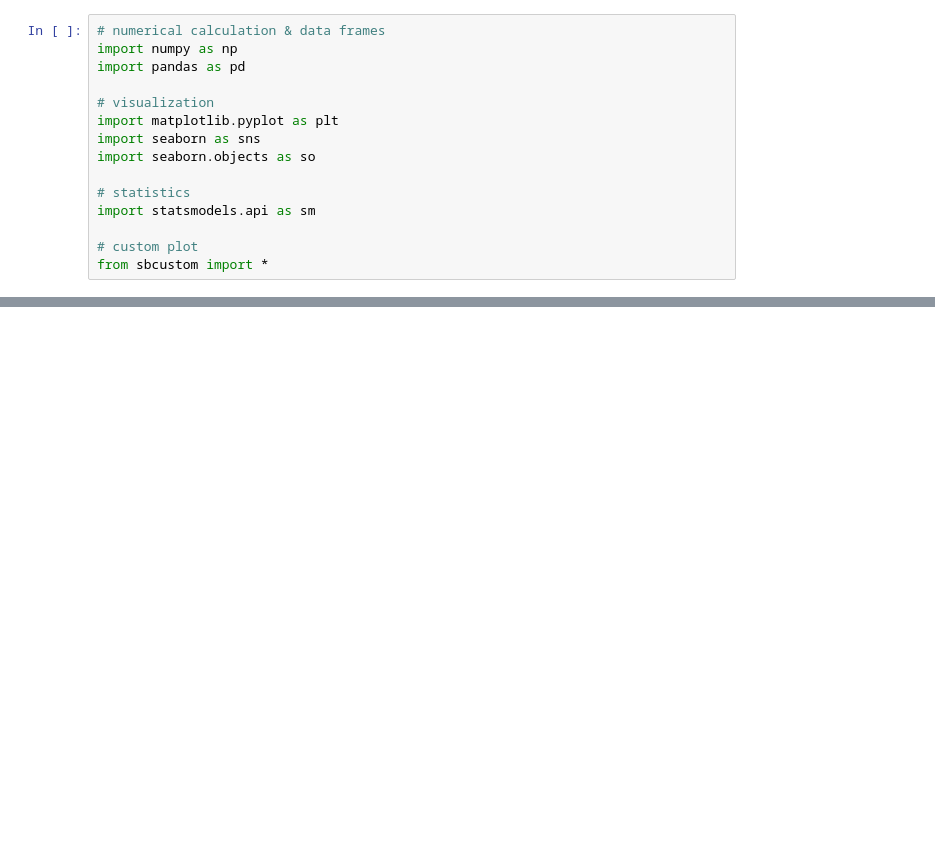
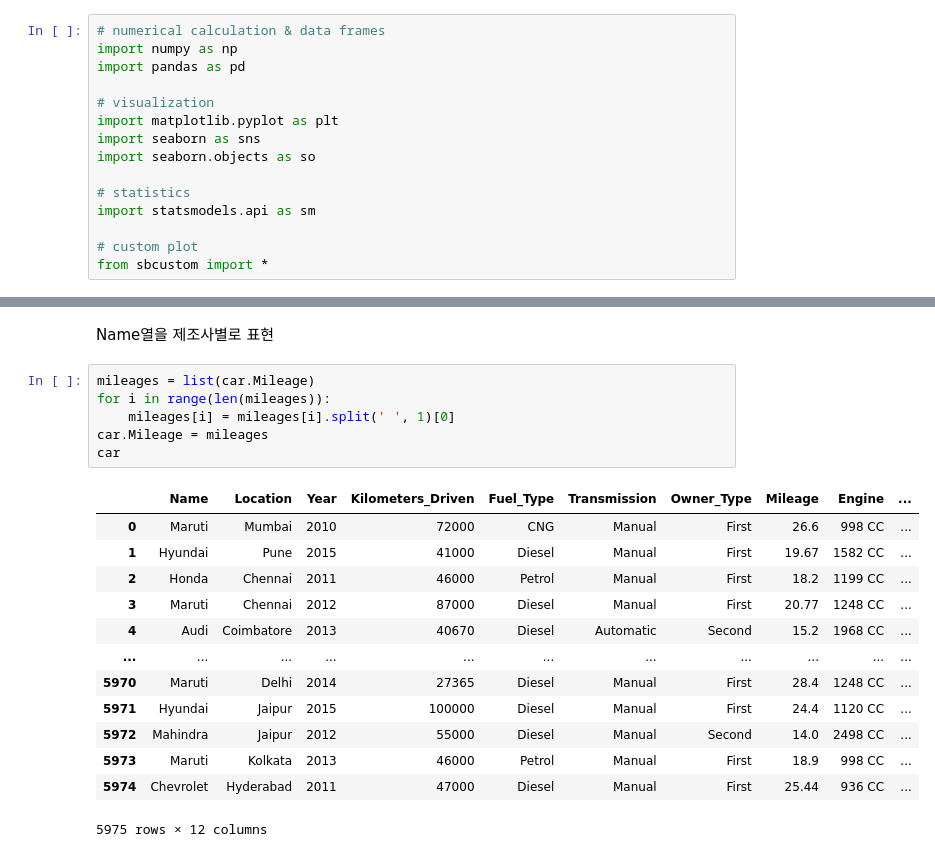
Before and after one commit to kurtyoon/Data-Visualization-Personal-Proj, a Jupyter notebook: Used-car-price-prediction.ipynb, the cells around one changed output, grey strips where cells are left out. Drawn from its saved outputs; the diff is of its cells as text; blank space fills up the shorter version.

```diff
--- a/Used-car-price-prediction.ipynb
+++ b/Used-car-price-prediction.ipynb
@@ -58,0 +186,22 @@ car.info
+# %% [markdown]
+Name열을 제조사별로 표현
+# %%
+mileages = list(car.Mileage)
+for i in range(len(mileages)):
+    mileages[i] = mileages[i].split(' ', 1)[0]
+car.Mileage = mileages
+car
+# %% [output]
+|  | Name | Location | Year | Kilometers_Driven | Fuel_Type | Transmission | Owner_Type | Mileage | Engine | ... |
+| 0 | Maruti | Mumbai | 2010 | 72000 | CNG | Manual | First | 26.6 | 998 CC | ... |
+| 1 | Hyundai | Pune | 2015 | 41000 | Diesel | Manual | First | 19.67 | 1582 CC | ... |
+| 2 | Honda | Chennai | 2011 | 46000 | Petrol | Manual | First | 18.2 | 1199 CC | ... |
+| 3 | Maruti | Chennai | 2012 | 87000 | Diesel | Manual | First | 20.77 | 1248 CC | ... |
+| 4 | Audi | Coimbatore | 2013 | 40670 | Diesel | Automatic | Second | 15.2 | 1968 CC | ... |
+| ... | ... | ... | ... | ... | ... | ... | ... | ... | ... | ... |
+| 5970 | Maruti | Delhi | 2014 | 27365 | Diesel | Manual | First | 28.4 | 1248 CC | ... |
+| 5971 | Hyundai | Jaipur | 2015 | 100000 | Diesel | Manual | First | 24.4 | 1120 CC | ... |
+| 5972 | Mahindra | Jaipur | 2012 | 55000 | Diesel | Manual | Second | 14.0 | 2498 CC | ... |
+| 5973 | Maruti | Kolkata | 2013 | 46000 | Petrol | Manual | First | 18.9 | 998 CC | ... |
+| 5974 | Chevrolet | Hyderabad | 2011 | 47000 | Diesel | Manual | First | 25.44 | 936 CC | ... |
+5975 rows × 12 columns
```
Also changed, not shown: parts of 34 cells of this notebook.
